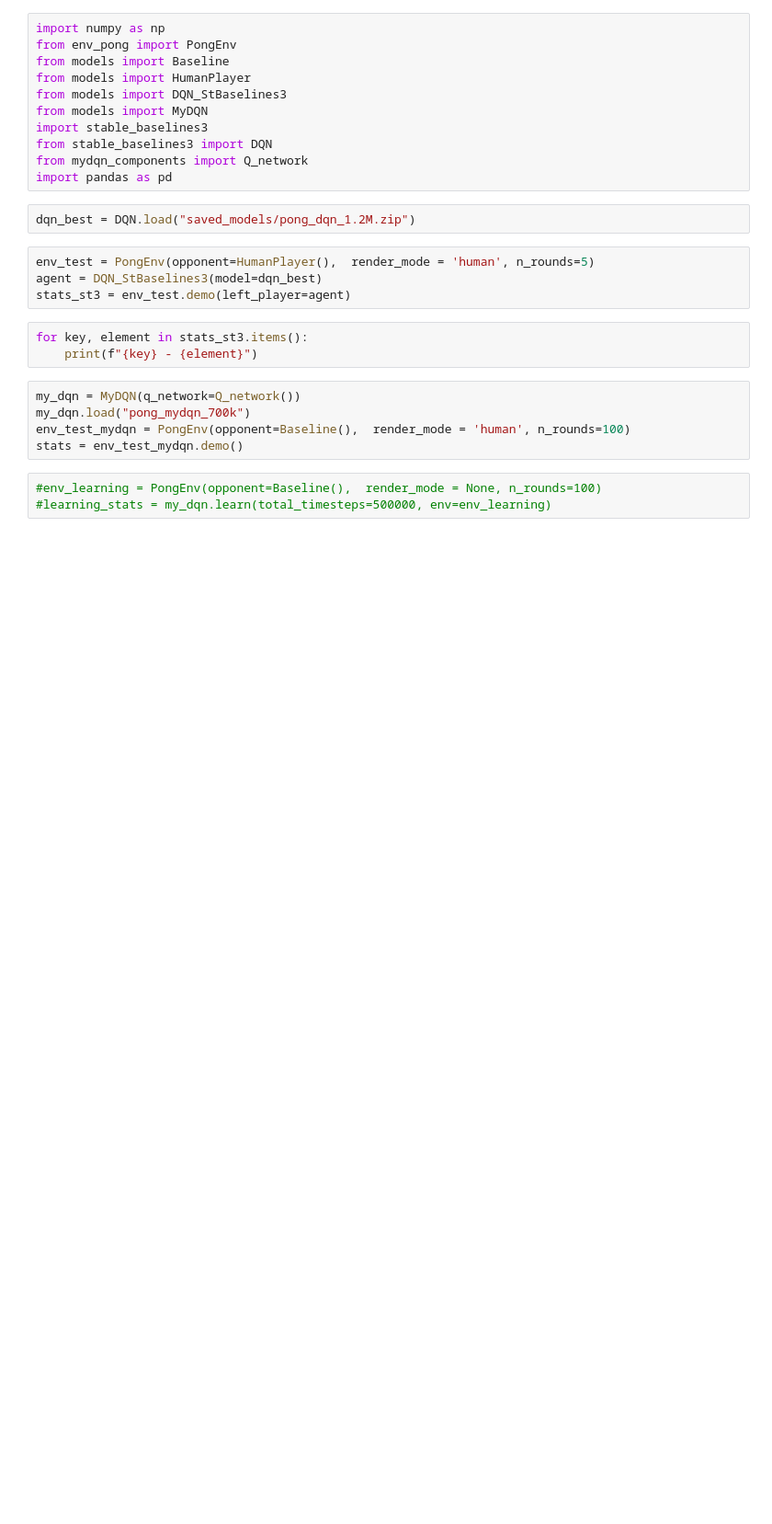
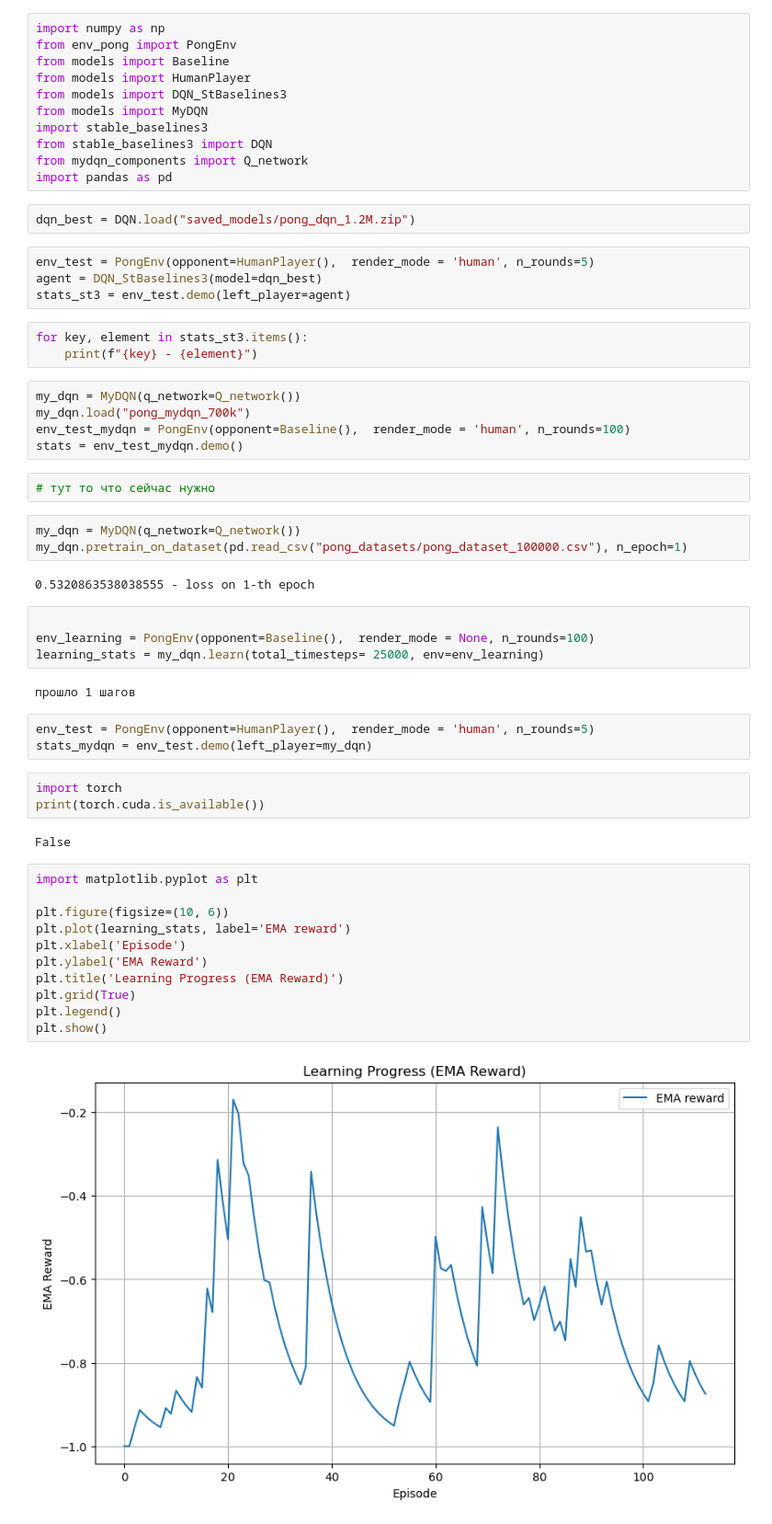
Before and after one commit to egorzernin0305-rgb/Pong-Game-Deep-Q-learning-RL-, a Jupyter notebook: pong_game.ipynb, the cells around one changed output. Shown at 92% size. Drawn from its saved outputs; the diff is of its cells as text; blank space fills up the shorter version.

```diff
--- a/pong_game.ipynb
+++ b/pong_game.ipynb
@@ -23,6 +23,37 @@ my_dqn = MyDQN(q_network=Q_network())
 my_dqn.load("pong_mydqn_700k")
 env_test_mydqn = PongEnv(opponent=Baseline(),  render_mode = 'human', n_rounds=100)
 stats = env_test_mydqn.demo()
+# %%
+# тут то что сейчас нужно
+# %%
+my_dqn = MyDQN(q_network=Q_network())
+my_dqn.pretrain_on_dataset(pd.read_csv("pong_datasets/pong_dataset_100000.csv"), n_epoch=1)
+# %% [output]
+0.5320863538038555 - loss on 1-th epoch
 # %%
-#env_learning = PongEnv(opponent=Baseline(),  render_mode = None, n_rounds=100)
-#learning_stats = my_dqn.learn(total_timesteps=500000, env=env_learning)
+
+env_learning = PongEnv(opponent=Baseline(),  render_mode = None, n_rounds=100)
+learning_stats = my_dqn.learn(total_timesteps= 25000, env=env_learning)
+# %% [output]
+прошло 1 шагов
+# %%
+env_test = PongEnv(opponent=HumanPlayer(),  render_mode = 'human', n_rounds=5)
+stats_mydqn = env_test.demo(left_player=my_dqn)
+# %%
+import torch
+print(torch.cuda.is_available())
+# %% [output]
+False
+# %%
+import matplotlib.pyplot as plt
+
+plt.figure(figsize=(10, 6))
+plt.plot(learning_stats, label='EMA reward')
+plt.xlabel('Episode')
+plt.ylabel('EMA Reward')
+plt.title('Learning Progress (EMA Reward)')
+plt.grid(True)
+plt.legend()
+plt.show()
+# %% [output]
+[figure, added]
```
Also changed, not shown: parts of 1 cell of this notebook, 1 other file.
